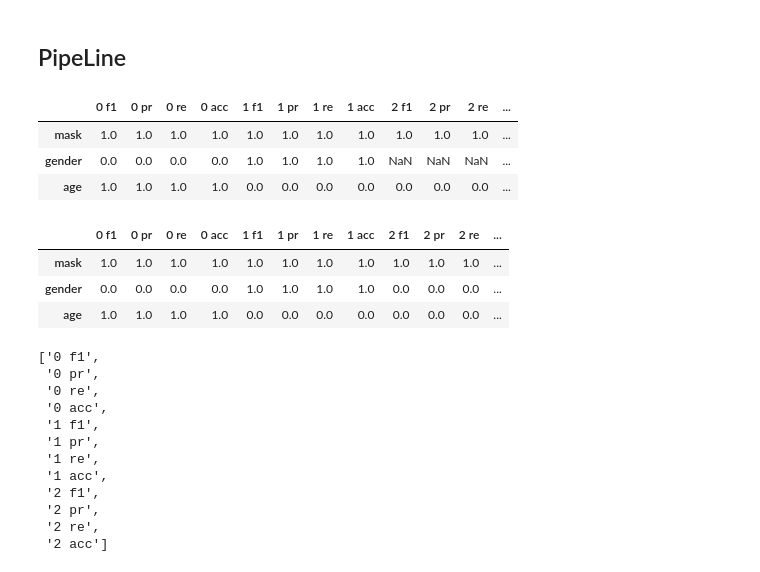
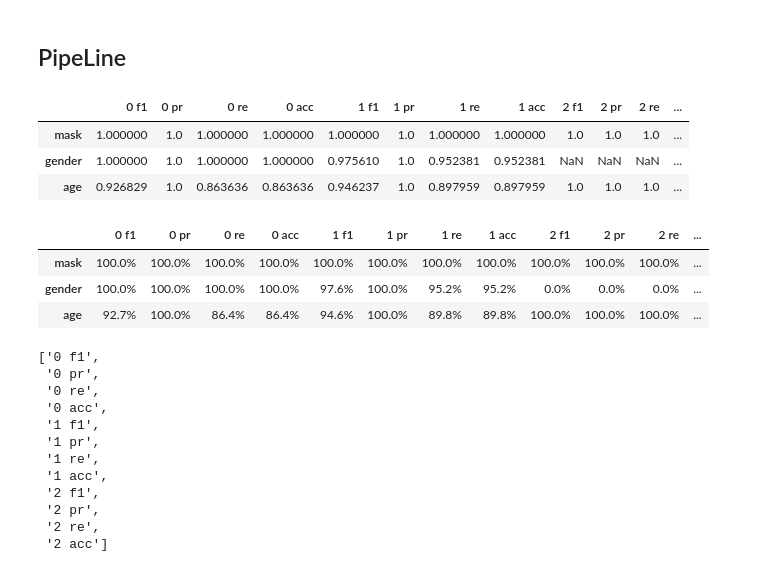
Before and after one commit to bcaitech1/p1-img-ggm1207, a Jupyter notebook: 1-STAGE/notebook/11-log_scores.ipynb, the cells around one changed output. Saved outputs shown, nothing was run; the diff lists cells and outputs as text; code cells hidden in the pictures.

```diff
--- a/1-STAGE/notebook/log_scores.ipynb
+++ b/1-STAGE/notebook/11-log_scores.ipynb
@@ -122,13 +149,13 @@ args.device = "cuda:0" if torch.cuda.is_available() else "cpu"
 models = load_models(args)
 keys = ['mask', 'gender', 'age']
 # %%
-args.test = True
+from sklearn.metrics import accuracy_score, f1_score, precision_score, recall_score, precision_recall_curve
+
+args.test = False
 args.train_key = "mask"
 
 loss_fn = get_lossfn(args)
-_, dataloader = get_dataloader(args)
-_, labels, outputs = evaluate(args, models[0], loss_fn, dataloader)
+# _, dataloader = get_dataloader(args)
+# _, labels, outputs = evaluate(args, models[0], loss_fn, dataloader)
 # %%
 labels, outputs = labels.detach().cpu().numpy().astype(np.int), outputs.detach().cpu().numpy().astype(np.int)
-# %%
-class_index = np.where(labels == 2)
@@ -142,0 +183,2 @@ accuracy_score(labels[class_index], outputs[class_index])
+# %%
+outputs[class_index] = 3
@@ -181,31 +233,36 @@ for model, key in zip(models, keys):
 
     for class_idx in range(len(classes)):
         fancy_idx = np.where(labels == class_idx)
-        f1 = f1_score(labels[fancy_idx], outputs[fancy_idx], average='macro')
-        pr = precision_score(labels[fancy_idx], outputs[fancy_idx], average='macro')
-        re = recall_score(labels[fancy_idx], outputs[fancy_idx], average='macro')
-        acc = accuracy_score(labels[fancy_idx], outputs[fancy_idx])
 
-        summary_table.loc[key, f"{class_idx} f1"] = f1
-        summary_table.loc[key, f"{class_idx} pr"] = pr
-        summary_table.loc[key, f"{class_idx} re"] = re
-        summary_table.loc[key, f"{class_idx} acc"] = acc
+        binary_labels = labels[fancy_idx] == class_idx
+        binary_outputs = outputs[fancy_idx] == class_idx
+
+        f1 = f1_score(binary_labels, binary_outputs, average="binary")
+        pr = precision_score(binary_labels, binary_outputs, average="binary")
+        re = recall_score(binary_labels, binary_outputs, average="binary")
+        acc = accuracy_score(binary_labels, binary_outputs)
+
+        summary_table.loc[args.train_key, f"{class_idx} f1"] = f1
+        summary_table.loc[args.train_key, f"{class_idx} pr"] = pr
+        summary_table.loc[args.train_key, f"{class_idx} re"] = re
+        summary_table.loc[args.train_key, f"{class_idx} acc"] = acc
 # %%
 summary_table
 # %% [output]
 |  | 0 f1 | 0 pr | 0 re | 0 acc | 1 f1 | 1 pr | 1 re | 1 acc | 2 f1 | 2 pr | 2 re | ... |
-| mask | 1.0 | 1.0 | 1.0 | 1.0 | 1.0 | 1.0 | 1.0 | 1.0 | 1.0 | 1.0 | 1.0 | ... |
-| gender | 0.0 | 0.0 | 0.0 | 0.0 | 1.0 | 1.0 | 1.0 | 1.0 | NaN | NaN | NaN | ... |
-| age | 1.0 | 1.0 | 1.0 | 1.0 | 0.0 | 0.0 | 0.0 | 0.0 | 0.0 | 0.0 | 0.0 | ... |
+| mask | 1.000000 | 1.0 | 1.000000 | 1.000000 | 1.000000 | 1.0 | 1.000000 | 1.000000 | 1.0 | 1.0 | 1.0 | ... |
+| gender | 1.000000 | 1.0 | 1.000000 | 1.000000 | 0.975610 | 1.0 | 0.952381 | 0.952381 | NaN | NaN | NaN | ... |
+| age | 0.926829 | 1.0 | 0.863636 | 0.863636 | 0.946237 | 1.0 | 0.897959 | 0.897959 | 1.0 | 1.0 | 1.0 | ... |
 # %%
-s_table = summary_table.fillna(0)
-# s_table = s_table.applymap(lambda x: "{:,.1f}%".format(x*100))
-s_table
+summary_table.fillna(0, inplace=True)
+summary_table = summary_table.applymap(lambda x: "{:,.1f}%".format(x * 100))
+
+summary_table
 # %% [output]
 |  | 0 f1 | 0 pr | 0 re | 0 acc | 1 f1 | 1 pr | 1 re | 1 acc | 2 f1 | 2 pr | 2 re | ... |
-| mask | 1.0 | 1.0 | 1.0 | 1.0 | 1.0 | 1.0 | 1.0 | 1.0 | 1.0 | 1.0 | 1.0 | ... |
-| gender | 0.0 | 0.0 | 0.0 | 0.0 | 1.0 | 1.0 | 1.0 | 1.0 | 0.0 | 0.0 | 0.0 | ... |
-| age | 1.0 | 1.0 | 1.0 | 1.0 | 0.0 | 0.0 | 0.0 | 0.0 | 0.0 | 0.0 | 0.0 | ... |
+| mask | 100.0% | 100.0% | 100.0% | 100.0% | 100.0% | 100.0% | 100.0% | 100.0% | 100.0% | 100.0% | 100.0% | ... |
+| gender | 100.0% | 100.0% | 100.0% | 100.0% | 97.6% | 100.0% | 95.2% | 95.2% | 0.0% | 0.0% | 0.0% | ... |
+| age | 92.7% | 100.0% | 86.4% | 86.4% | 94.6% | 100.0% | 89.8% | 89.8% | 100.0% | 100.0% | 100.0% | ... |
 # %%
 list(s_table)
 # %% [output]
```
Also changed, not shown: parts of 13 cells of this notebook, 9 other files.
